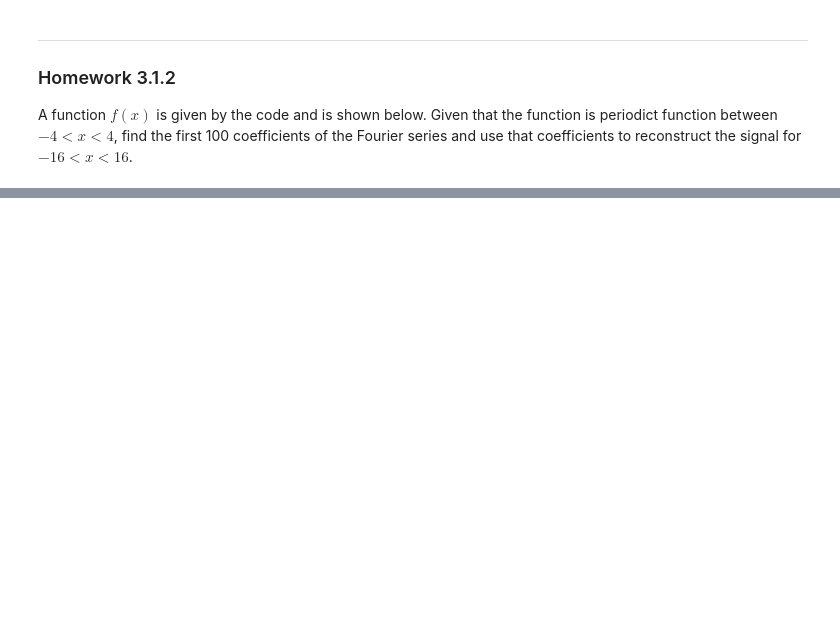
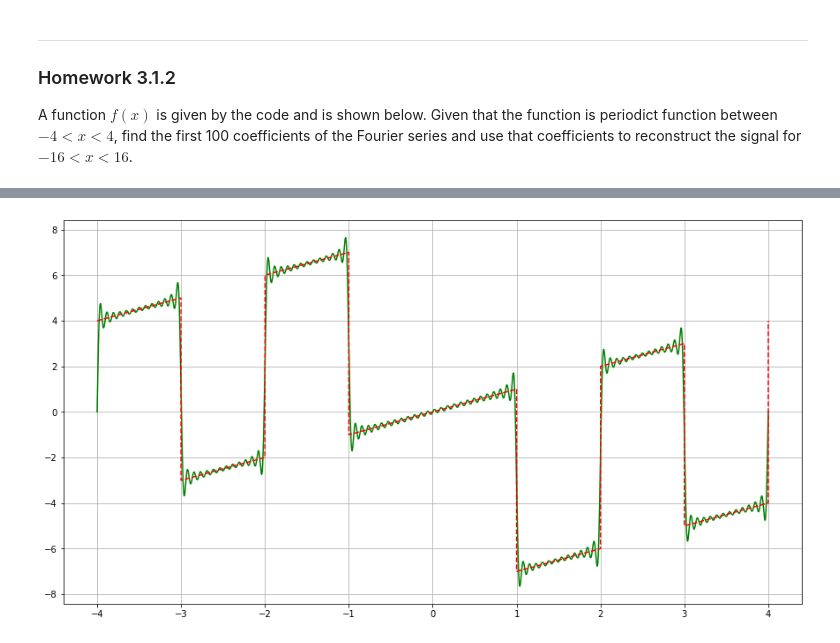
Before and after one commit to narula2000/ssm, a Jupyter notebook: Homework/Homework 3.1.ipynb, the cells around one changed output, grey strips where cells are left out. Drawn from its saved outputs; the diff is of its cells as text; code cells hidden in the pictures; blank space fills up the shorter version.

```diff
--- a/Homework/Homework 3.1.ipynb
+++ b/Homework/Homework 3.1.ipynb
@@ -106,0 +111,46 @@ plt.show()
+# %%
+def fourierCoeff(li, lf, n, f):
+    l = (lf-li) * 0.5
+    # Constant term
+    a0 = 1/l*quad(lambda x: f(x), li, lf, limit=500)[0]
+    A = np.zeros((n))  # Cos coefficents
+    B = np.zeros((n))  # Sin coefficents
+
+    def fCos(x):
+        return f(x)*np.cos(i*np.pi*x/l)
+
+    def fSin(x):
+        return f(x)*np.sin(i*np.pi*x/l)
+
+    for i in range(1, n+1):
+        A[i-1] = 1/l*quad(lambda x: fCos(x), li, lf, limit=500)[0]  # An
+        B[i-1] = 1/l*quad(lambda x: fSin(x), li, lf, limit=500)[0]  # Bn
+
+    return [a0*0.5, A, B]
+
+
+def fourierSeries(coeffs, x, l, n):
+    value = coeffs[0]  # This is a0/2
+    for i in range(1, n+1):
+        left = coeffs[1][i-1]*np.cos(i*np.pi*x/l)  # An * Cos
+        right = coeffs[2][i-1]*np.sin(i*np.pi*x/l)  # Bn * Sin
+        value += left + right
+    return value
+
+
+li = -4  # Lower bound
+lf = 4   # Upper bound
+l = (lf-li) * 0.5  # Bound length
+
+n = 100  # Coeff Terms
+coeffs = fourierCoeff(li, lf, n, f)  # Fourier coeffficients
+
+x1 = np.linspace(li, lf, 100000)
+y1 = [fourierSeries(coeffs, xi, l, n) for xi in x1]
+
+plt.figure(figsize=(15, 8))
+plt.plot(x1, y1, 'g')
+plt.plot(x, y, 'r--')
+plt.grid()
+# %% [output]
+[figure, added]
```
Also changed, not shown: parts of 5 cells of this notebook.
